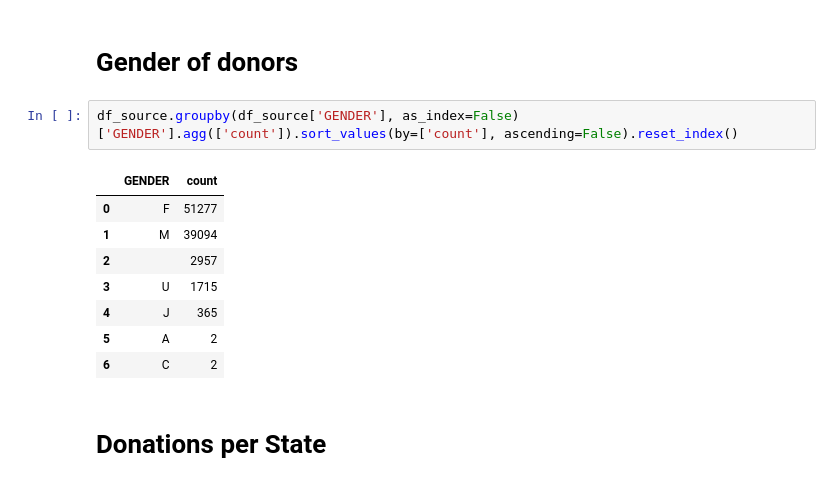
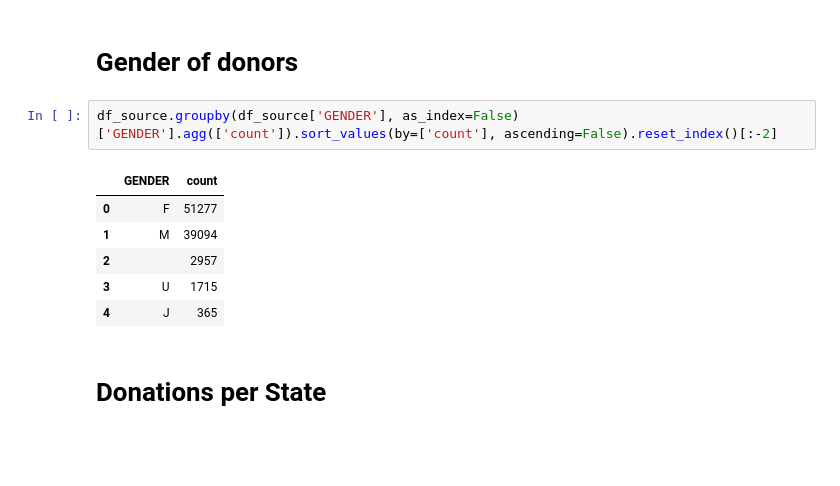
Before and after one commit to JorgeMPereira/PVA_DonorSegmentation, a Jupyter notebook: 0-Data Exploration_v1.0.ipynb, the cells around one changed output. Drawn from its saved outputs; the diff is of its cells as text; blank space fills up the shorter version.

```diff
--- a/0-Data Exploration_v1.0.ipynb
+++ b/0-Data Exploration_v1.0.ipynb
@@ -44,16 +44,14 @@ df_source.head()
 # %% [markdown]
 # Gender of donors
 # %%
-df_source.groupby(df_source['GENDER'], as_index=False)['GENDER'].agg(['count']).sort_values(by=['count'], ascending=False).reset_index()
+df_source.groupby(df_source['GENDER'], as_index=False)['GENDER'].agg(['count']).sort_values(by=['count'], ascending=False).reset_index()[:-2]
 # %% [output]
 |  | GENDER | count |
 | 0 | F | 51277 |
 | 1 | M | 39094 |
 | 2 |  | 2957 |
 | 3 | U | 1715 |
 | 4 | J | 365 |
-| 5 | A | 2 |
-| 6 | C | 2 |
 # %% [markdown]
 # Donations per State
 # %%
```
Also changed, not shown: parts of 4 cells of this notebook.
